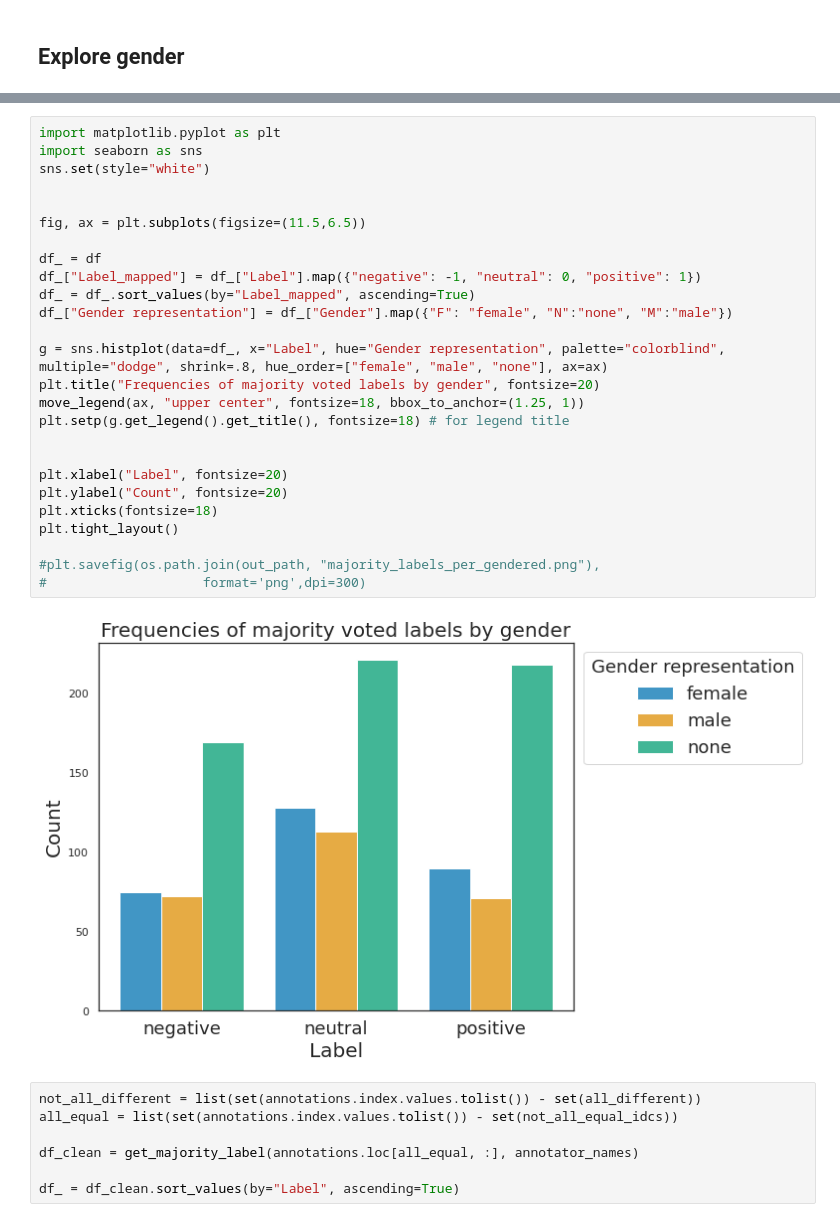
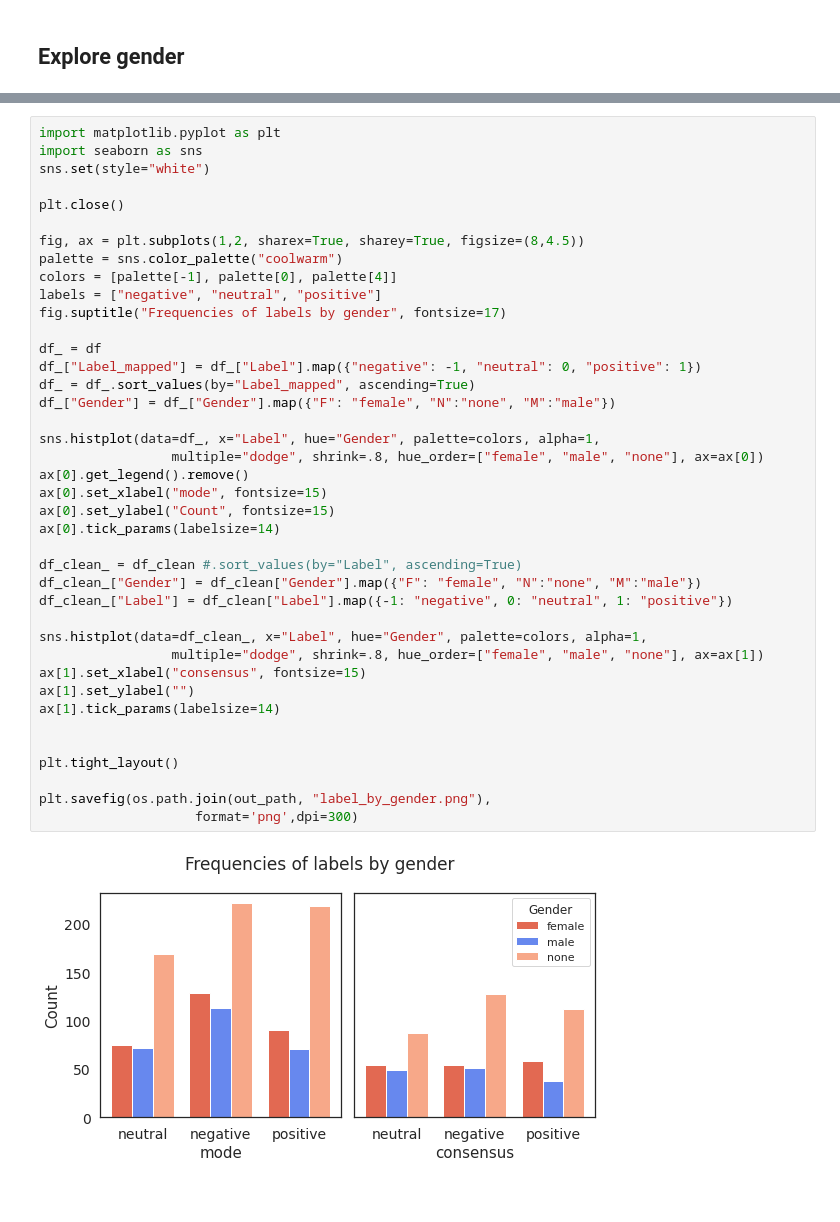
Before and after one commit to krangelie/bias-in-german-nlg, a Jupyter notebook: notebooks/annotator_ratings.ipynb, the cells around one changed output, grey strips where cells are left out. Saved outputs shown, nothing was run; the diff lists cells and outputs as text; blank space fills up the shorter version.

Commit message:
fix plot

```diff
--- a/notebooks/annotator_ratings.ipynb
+++ b/notebooks/annotator_ratings.ipynb
@@ -344,35 +360,42 @@ def move_legend(ax, new_loc, **kws):
 # %%
 import matplotlib.pyplot as plt
 import seaborn as sns
 sns.set(style="white")
 
+plt.close()
 
-fig, ax = plt.subplots(figsize=(11.5,6.5))
+fig, ax = plt.subplots(1,2, sharex=True, sharey=True, figsize=(8,4.5))
+palette = sns.color_palette("coolwarm")
+colors = [palette[-1], palette[0], palette[4]]
+labels = ["negative", "neutral", "positive"]
+fig.suptitle("Frequencies of labels by gender", fontsize=17)
 
 df_ = df
 df_["Label_mapped"] = df_["Label"].map({"negative": -1, "neutral": 0, "positive": 1})
 df_ = df_.sort_values(by="Label_mapped", ascending=True)
-df_["Gender representation"] = df_["Gender"].map({"F": "female", "N":"none", "M":"male"})
+df_["Gender"] = df_["Gender"].map({"F": "female", "N":"none", "M":"male"})
 
-g = sns.histplot(data=df_, x="Label", hue="Gender representation", palette="colorblind", multiple="dodge", shrink=.8, hue_order=["female", "male", "none"], ax=ax)
-plt.title("Frequencies of majority voted labels by gender", fontsize=20)
-move_legend(ax, "upper center", fontsize=18, bbox_to_anchor=(1.25, 1))
-plt.setp(g.get_legend().get_title(), fontsize=18) # for legend title
+sns.histplot(data=df_, x="Label", hue="Gender", palette=colors, alpha=1,
+                 multiple="dodge", shrink=.8, hue_order=["female", "male", "none"], ax=ax[0])
+ax[0].get_legend().remove()
+ax[0].set_xlabel("mode", fontsize=15)
+ax[0].set_ylabel("Count", fontsize=15)
+ax[0].tick_params(labelsize=14)
+
+df_clean_ = df_clean #.sort_values(by="Label", ascending=True)
+df_clean_["Gender"] = df_clean["Gender"].map({"F": "female", "N":"none", "M":"male"})
+df_clean_["Label"] = df_clean["Label"].map({-1: "negative", 0: "neutral", 1: "positive"})
+
+sns.histplot(data=df_clean_, x="Label", hue="Gender", palette=colors, alpha=1,
+                 multiple="dodge", shrink=.8, hue_order=["female", "male", "none"], ax=ax[1])
+ax[1].set_xlabel("consensus", fontsize=15)
+ax[1].set_ylabel("")
+ax[1].tick_params(labelsize=14)
 
 
-plt.xlabel("Label", fontsize=20)
-plt.ylabel("Count", fontsize=20)
-plt.xticks(fontsize=18)
 plt.tight_layout()
 
-#plt.savefig(os.path.join(out_path, "majority_labels_per_gendered.png"),
-#                    format='png',dpi=300)
+plt.savefig(os.path.join(out_path, "label_by_gender.png"),
+                    format='png',dpi=300)
 # %% [output]
-[figure, old version]
+[figure, new version]
-# %%
-not_all_different = list(set(annotations.index.values.tolist()) - set(all_different))
-all_equal = list(set(annotations.index.values.tolist()) - set(not_all_equal_idcs))
-
-df_clean = get_majority_label(annotations.loc[all_equal, :], annotator_names)
-
-df_ = df_clean.sort_values(by="Label", ascending=True)
```
Also changed, not shown: parts of 6 cells of this notebook, 1 other file.
